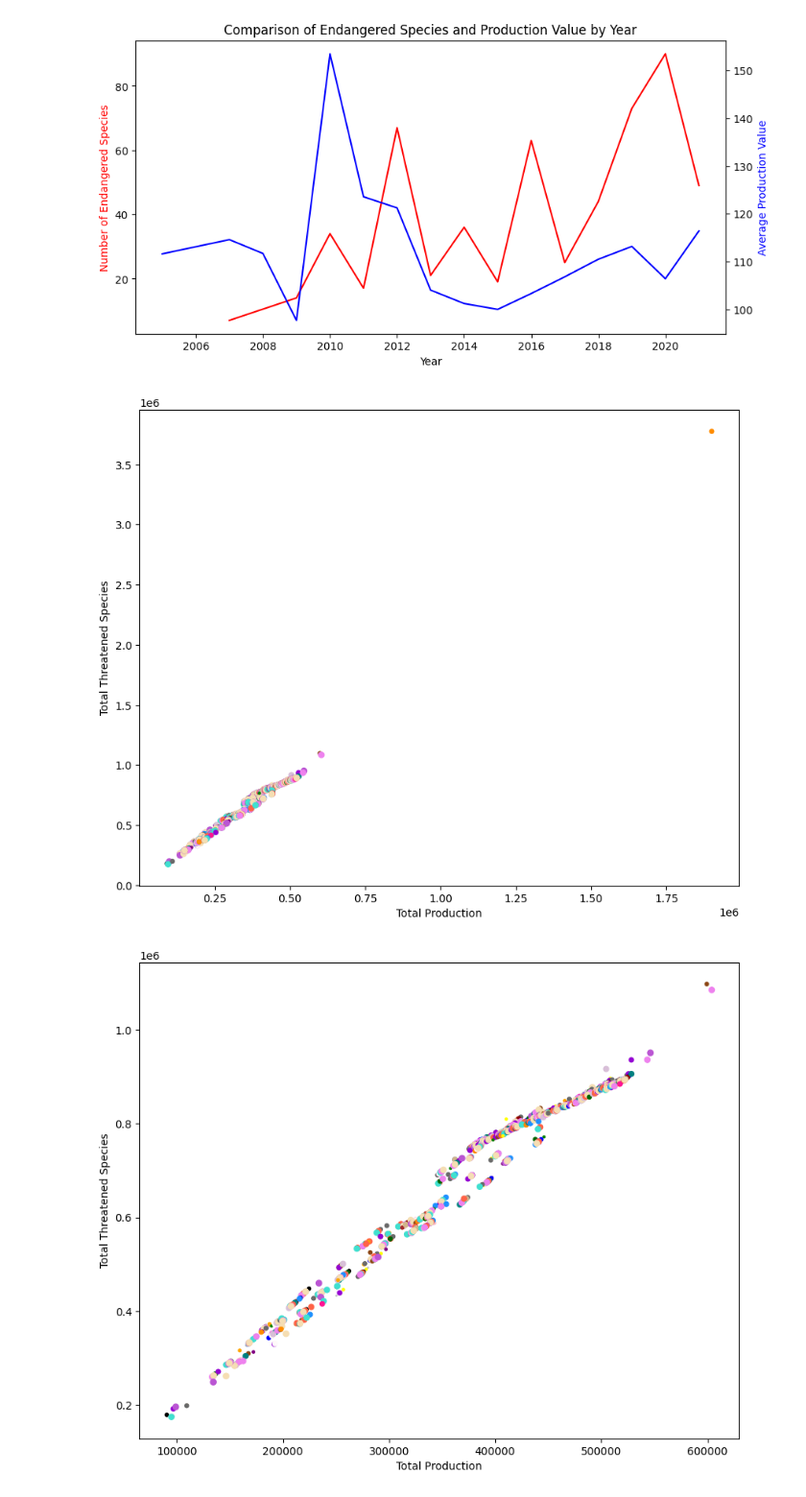
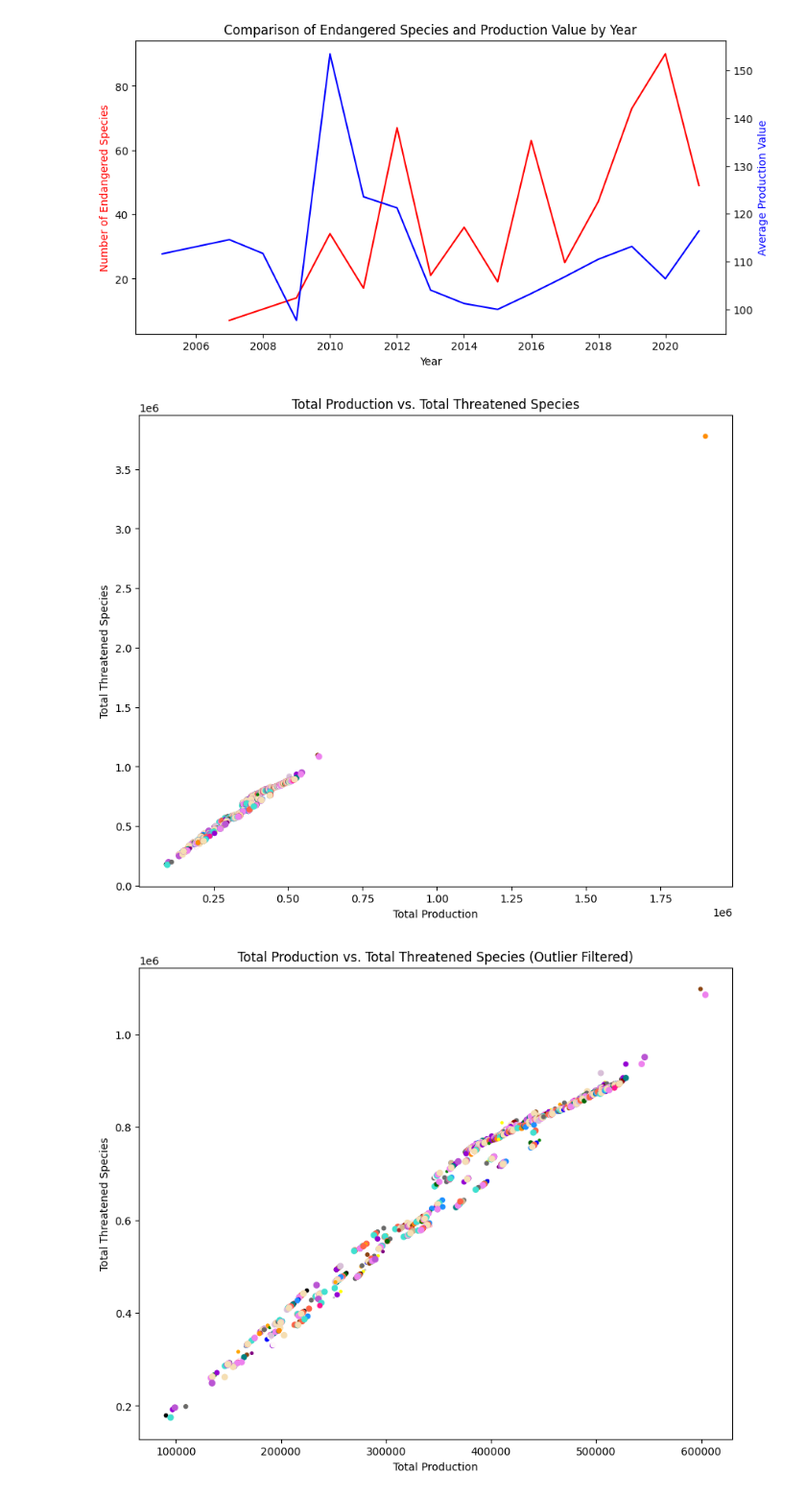
Before and after one commit to ENVS110a-SP23/group2-project, a Jupyter notebook: visualizations.ipynb, the cells around one changed output. Shown at 96% size. Cells and saved outputs as stored; diff of their text form; code cells hidden in the pictures.

```diff
--- a/visualizations.ipynb
+++ b/visualizations.ipynb
@@ -210,38 +210,34 @@ ax.scatter(x, y, s=size, c=color)
 # Set labels for the x-axis and y-axis
 ax.set_xlabel('Total Production')
 ax.set_ylabel('Total Threatened Species')
-
+ax.set_title('Total Production vs. Total Threatened Species')
 plt.show()
-
-# Set labels for the x-axis and y-axis
-ax.set_xlabel('Total Production')
-ax.set_ylabel('Total Threatened Species')
-
-plt.show()
 # %% [output]
-[figure, old version]
+[figure, new version]
 # %%
 #Chart with outlier filtered out so it is easier to see the rest of the data
 merged_df = merged_df[merged_df['Total Production'] <= 1000000]
 
 # Plot a scatter plot to compare the total production and total threatened species count for each country
 # Extract the x, y, size, and color values from the merged_df dataframe
 x = merged_df['Total Production']
 y = merged_df['Total Threatened Species']
 size = [marker_sizes.get(v, 10) for v in merged_df['ISIC Description']]
 color = [marker_colors.get(v, 'black') for v in merged_df['ISIC Description']]
 
 # Plot a scatter plot of all the points
 fig, ax = plt.subplots(figsize=(10, 8))
 ax.scatter(x, y, s=size, c=color)
 
 # Set labels for the x-axis and y-axis
 ax.set_xlabel('Total Production')
 ax.set_ylabel('Total Threatened Species')
+ax.set_title('Total Production vs. Total Threatened Species (Outlier Filtered)')
+
 
 plt.show()
 # %% [output]
-[figure, old version]
+[figure, new version]
 # %%
 #Make points more visible using transparency and jitter
 
```
Also changed, not shown: parts of 5 cells of this notebook, 3 other files.
